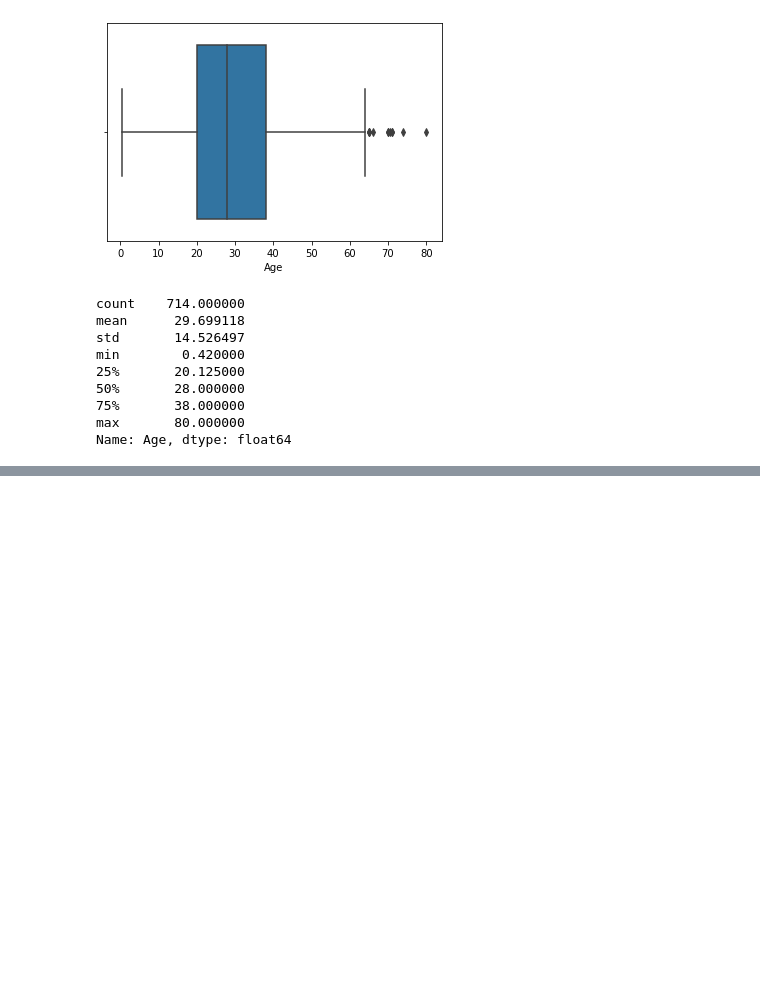
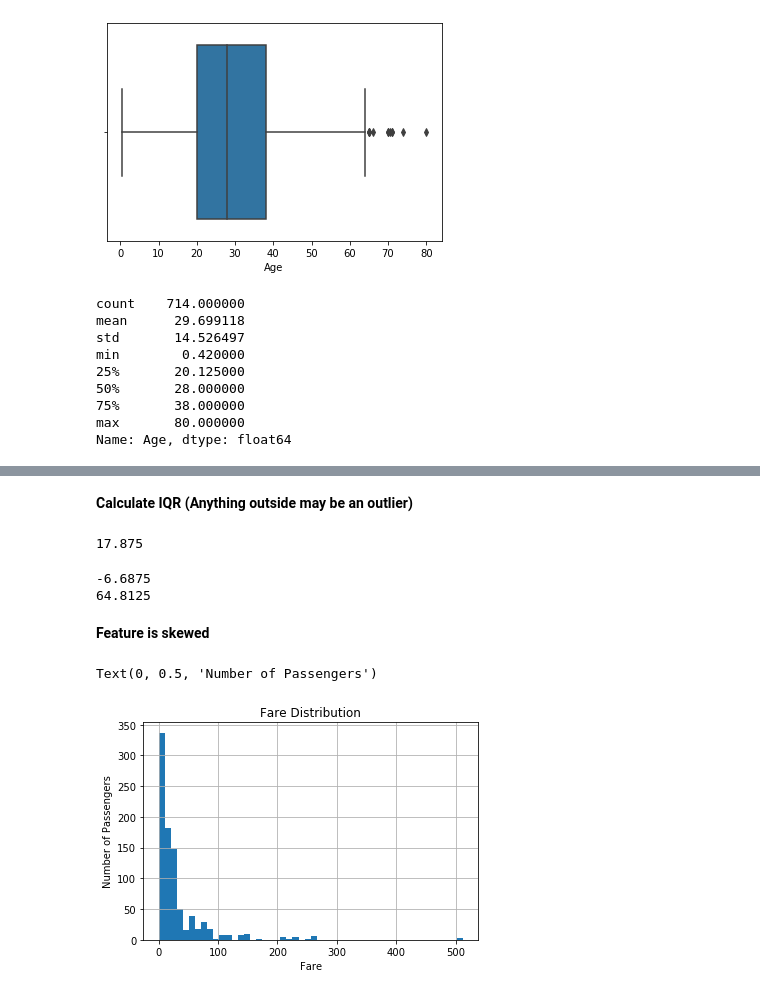
Before and after one commit to Ashlin-R/Feature-Engineering, a Jupyter notebook: Feature Engineering.ipynb, the cells around one changed output, grey strips where cells are left out. Drawn from its saved outputs; the diff is of its cells as text; code cells hidden in the pictures; blank space fills up the shorter version.

```diff
--- a/Feature Engineering.ipynb
+++ b/Feature Engineering.ipynb
@@ -973,0 +991,2 @@ Name: Age, dtype: float64
+# %% [markdown]
+<b>Calculate IQR (Anything outside may be an outlier)</b>
@@ -973,0 +995,24 @@ Name: Age, dtype: float64
+# %%
+IQR
+# %% [output]
+17.875
+# %%
+lower_bridge = df['Age'].quantile(0.25)-(IQR*1.5)
+upper_bridge = df['Age'].quantile(0.75)+(IQR*1.5)
+print(lower_bridge)
+print(upper_bridge)
+
+# For extreme outliers -> IQR*3
+# %% [output]
+-6.6875
+64.8125
+# %% [markdown]
+<b>Feature is skewed</b>
+# %%
+figure = df.Fare.hist(bins=50)
+figure.set_title('Fare Distribution')
+figure.set_xlabel('Fare')
+figure.set_ylabel('Number of Passengers')
+# %% [output]
+Text(0, 0.5, 'Number of Passengers')
+[figure, added]
```
Also changed, not shown: parts of 52 cells of this notebook, 1 other file.
